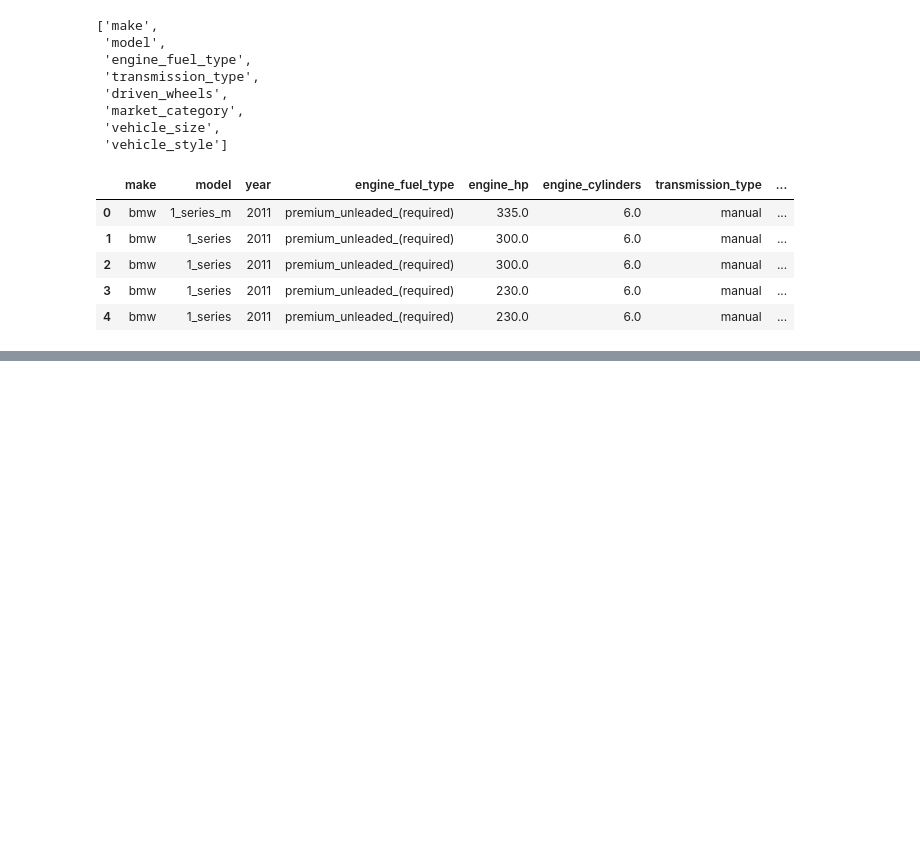
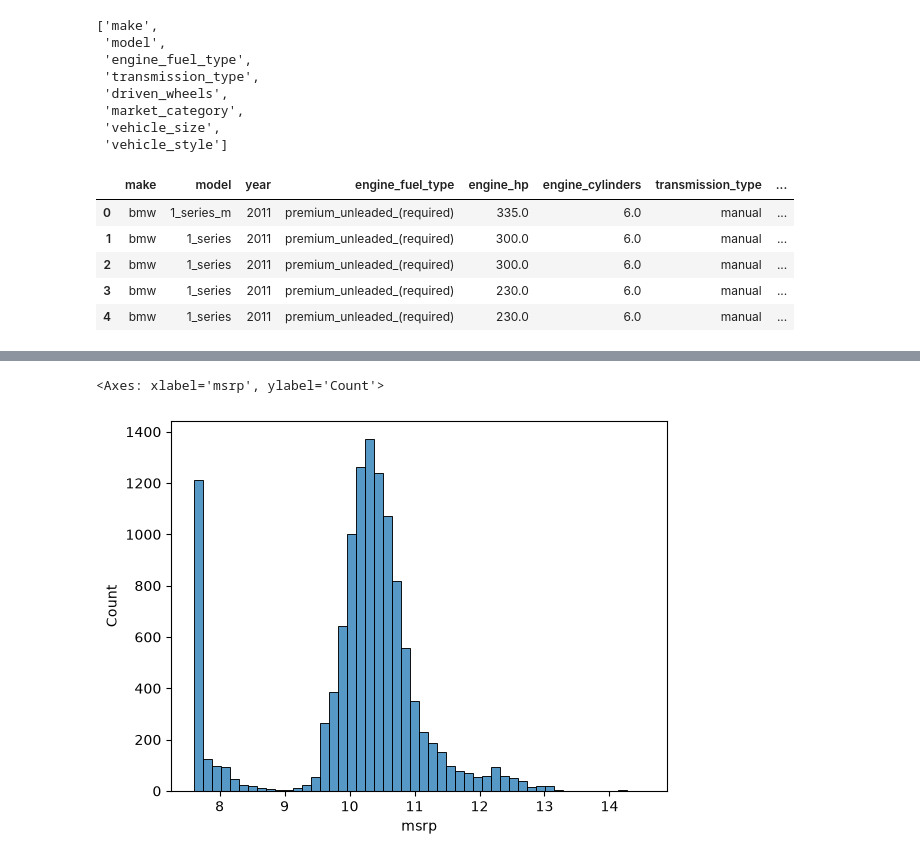
Before and after one commit to andanovais/machine-learning-zoomcamp-homework, a Jupyter notebook: 02-regression/homework2.ipynb, the cells around one changed output, grey strips where cells are left out. Saved outputs shown, nothing was run; the diff lists cells and outputs as text; code cells hidden in the pictures; blank space fills up the shorter version.

```diff
--- a/02-regression/homework2.ipynb
+++ b/02-regression/homework2.ipynb
@@ -81,0 +124,7 @@ df.head()
+# %%
+price_logs = np.log1p(df.msrp) #applies logarithm to reduce values magnitude so model can better handle it.
+# %%
+sns.histplot(price_logs, bins=50)
+# %% [output]
+<Axes: xlabel='msrp', ylabel='Count'>
+[figure, added]
```
Also changed, not shown: parts of 9 cells of this notebook, 1 other file.
